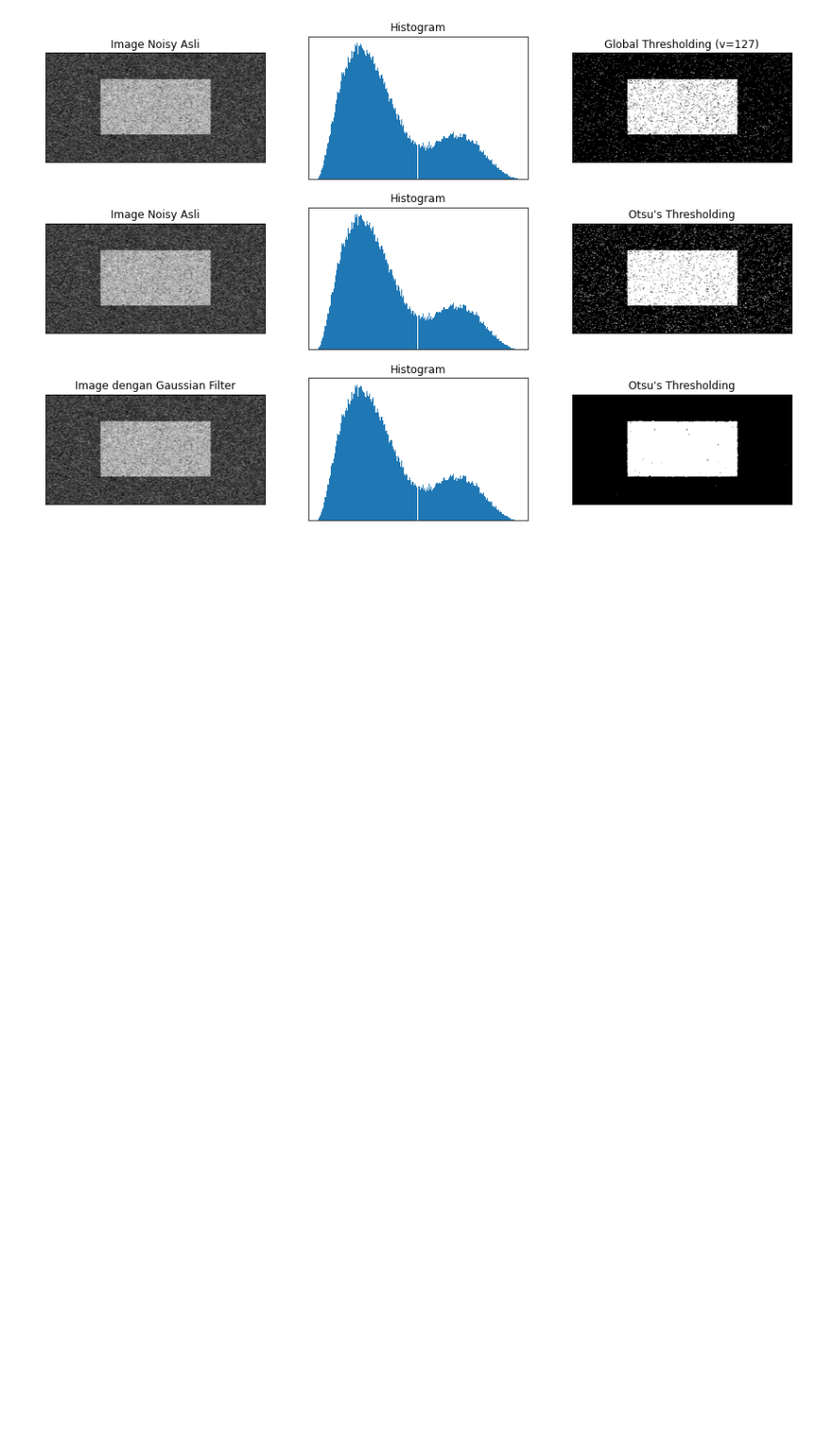
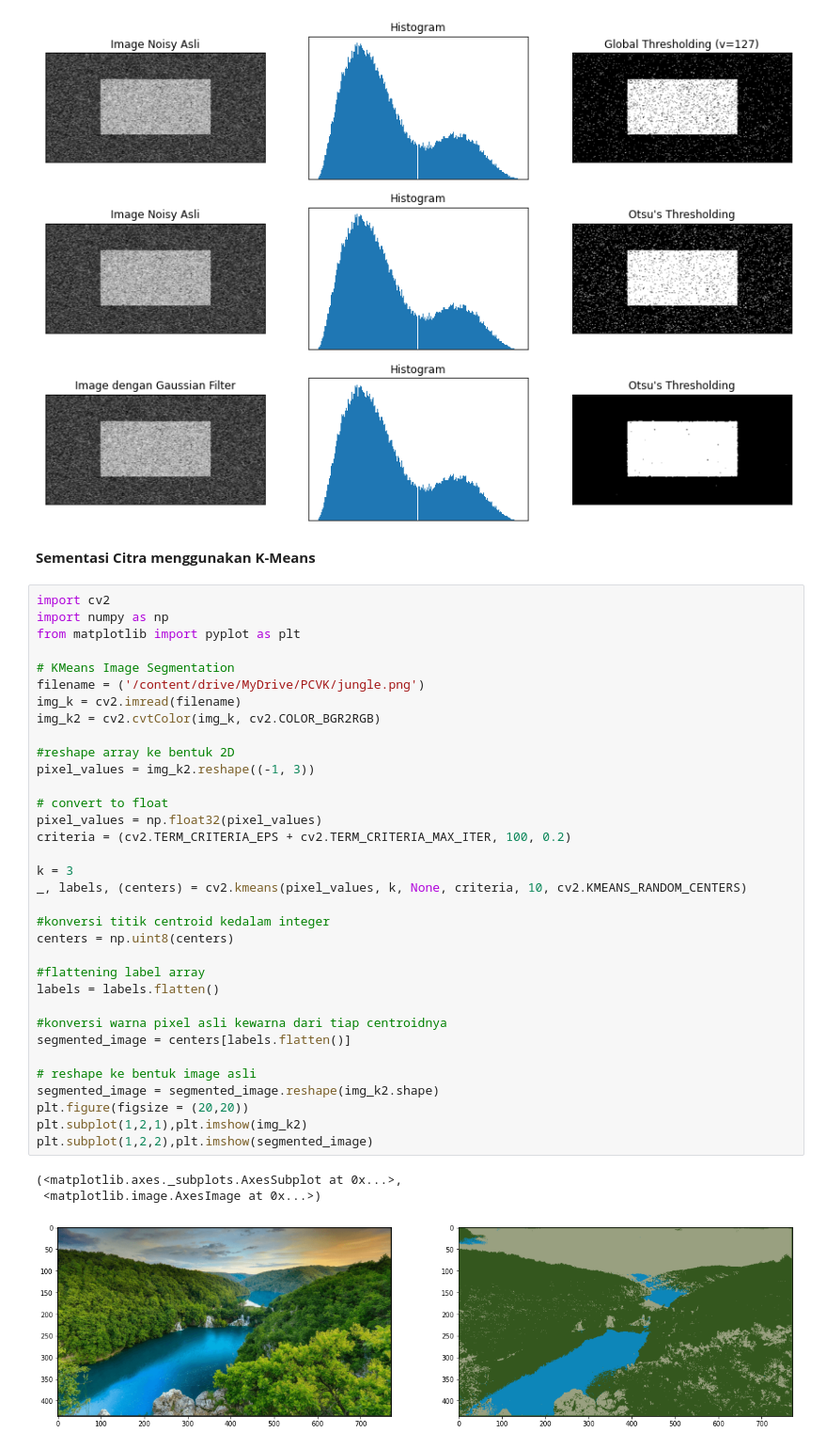
Before and after one commit to b-bella99/PCVK_Genap_2021, a Jupyter notebook: Week10.ipynb, the cells around one changed output. Shown at 94% size. Drawn from its saved outputs; the diff is of its cells as text; blank space fills up the shorter version.

```diff
--- a/Week10.ipynb
+++ b/Week10.ipynb
@@ -133,3 +133,43 @@ for i in range (3):
 plt.show()
 # %% [output]
 [figure]
+# %% [markdown]
+**Sementasi Citra menggunakan K-Means**
+# %%
+import cv2
+import numpy as np
+from matplotlib import pyplot as plt
+
+# KMeans Image Segmentation
+filename = ('/content/drive/MyDrive/PCVK/jungle.png')
+img_k = cv2.imread(filename)
+img_k2 = cv2.cvtColor(img_k, cv2.COLOR_BGR2RGB)
+
+#reshape array ke bentuk 2D
+pixel_values = img_k2.reshape((-1, 3))
+
+# convert to float
+pixel_values = np.float32(pixel_values)
+criteria = (cv2.TERM_CRITERIA_EPS + cv2.TERM_CRITERIA_MAX_ITER, 100, 0.2)
+
+k = 3
+_, labels, (centers) = cv2.kmeans(pixel_values, k, None, criteria, 10, cv2.KMEANS_RANDOM_CENTERS)
+
+#konversi titik centroid kedalam integer
+centers = np.uint8(centers)
+
+#flattening label array
+labels = labels.flatten()
+
+#konversi warna pixel asli kewarna dari tiap centroidnya
+segmented_image = centers[labels.flatten()]
+
+# reshape ke bentuk image asli
+segmented_image = segmented_image.reshape(img_k2.shape)
+plt.figure(figsize = (20,20))
+plt.subplot(1,2,1),plt.imshow(img_k2)
+plt.subplot(1,2,2),plt.imshow(segmented_image)
+# %% [output]
+(<matplotlib.axes._subplots.AxesSubplot at 0x...>,
+ <matplotlib.image.AxesImage at 0x...>)
+[figure, added]
```
Also changed, not shown: parts of 15 cells of this notebook.
